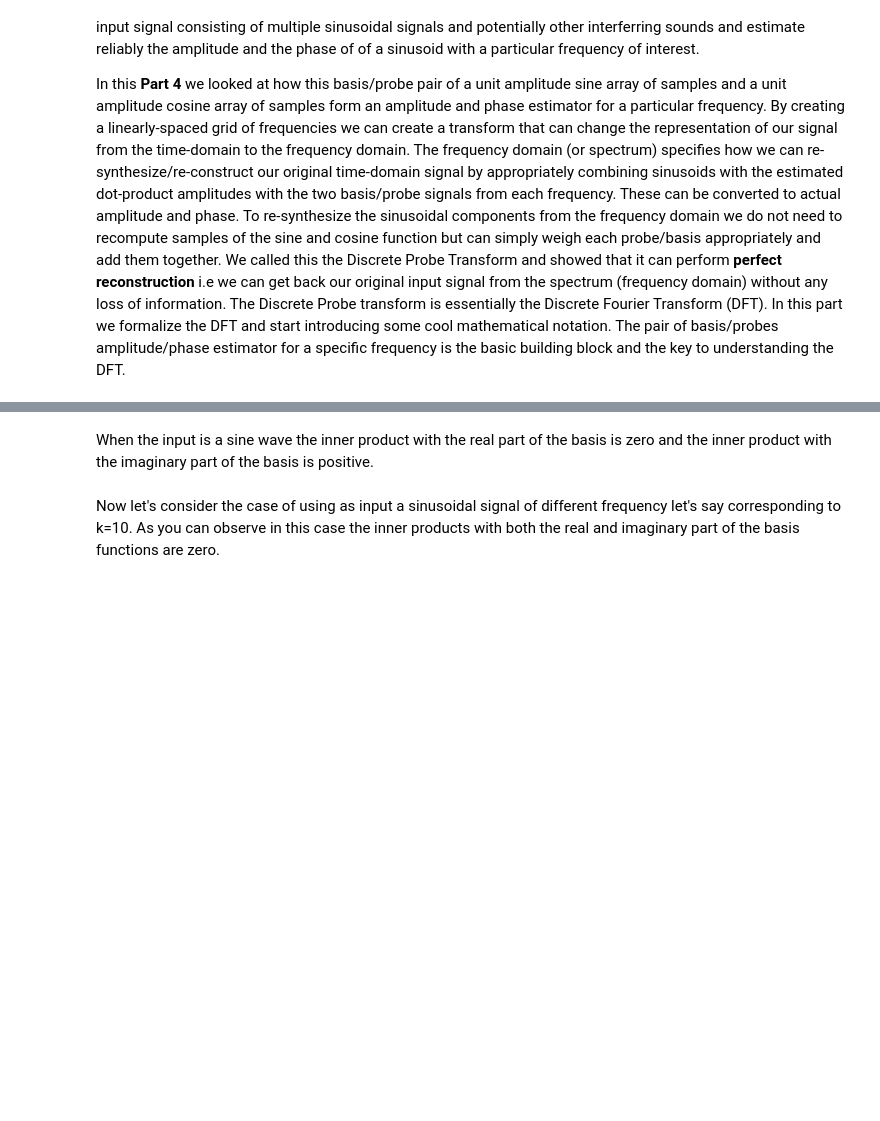
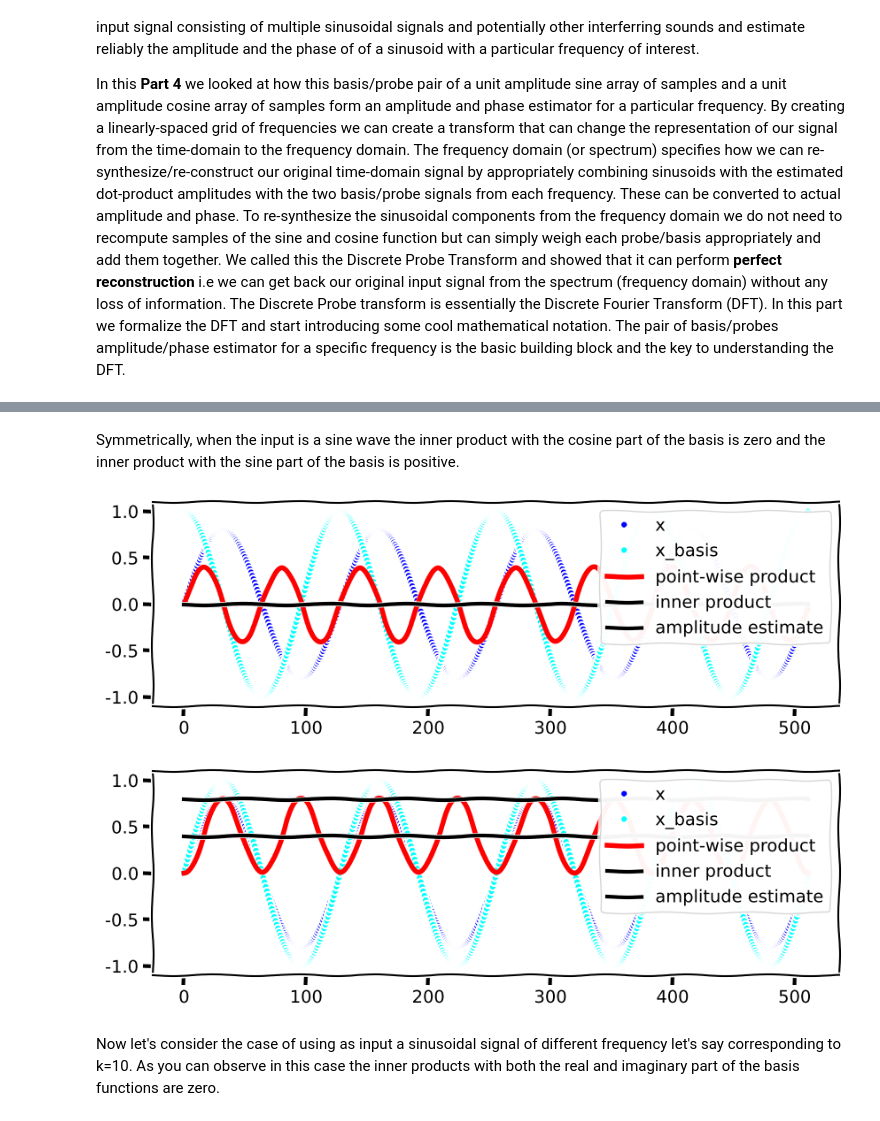
Before and after one commit to gtzan/synthesizers_cs_perspective, a Jupyter notebook: Explaining_the_DFT_a_music_perspective_part5.ipynb, the cells around one changed output, grey strips where cells are left out. Drawn from its saved outputs; the diff is of its cells as text; code cells hidden in the pictures; blank space fills up the shorter version.

```diff
--- a/Explaining_the_DFT_a_music_perspective_part5.ipynb
+++ b/Explaining_the_DFT_a_music_perspective_part5.ipynb
@@ -114,10 +153,13 @@ plot_product(t,x,x_im)
 # %% [markdown]
-When the input is a sine wave the inner product with the real part of the basis is zero and the inner product with the imaginary part of the basis is positive.
+Symmetrically, when the input is a sine wave the inner product with the cosine part of the basis is zero and the inner product with the sine part of the basis is positive.
 # %%
 
 x = a * np.sin(k*t*2*np.pi/N)
-plot_product(t,x,x_re)
-plot_product(t,x,x_im)
+plot_product(t,x,x_cos)
+plot_product(t,x,x_sin)
+# %% [output]
+[figure, added]
+[figure, added]
 # %% [markdown]
 Now let's consider the case of using as input a sinusoidal signal of different frequency let's say corresponding to k=10. As you can observe in this case the inner products with both the real and imaginary part of the basis functions are zero.
 # %%
```
Also changed, not shown: parts of 15 cells of this notebook.
